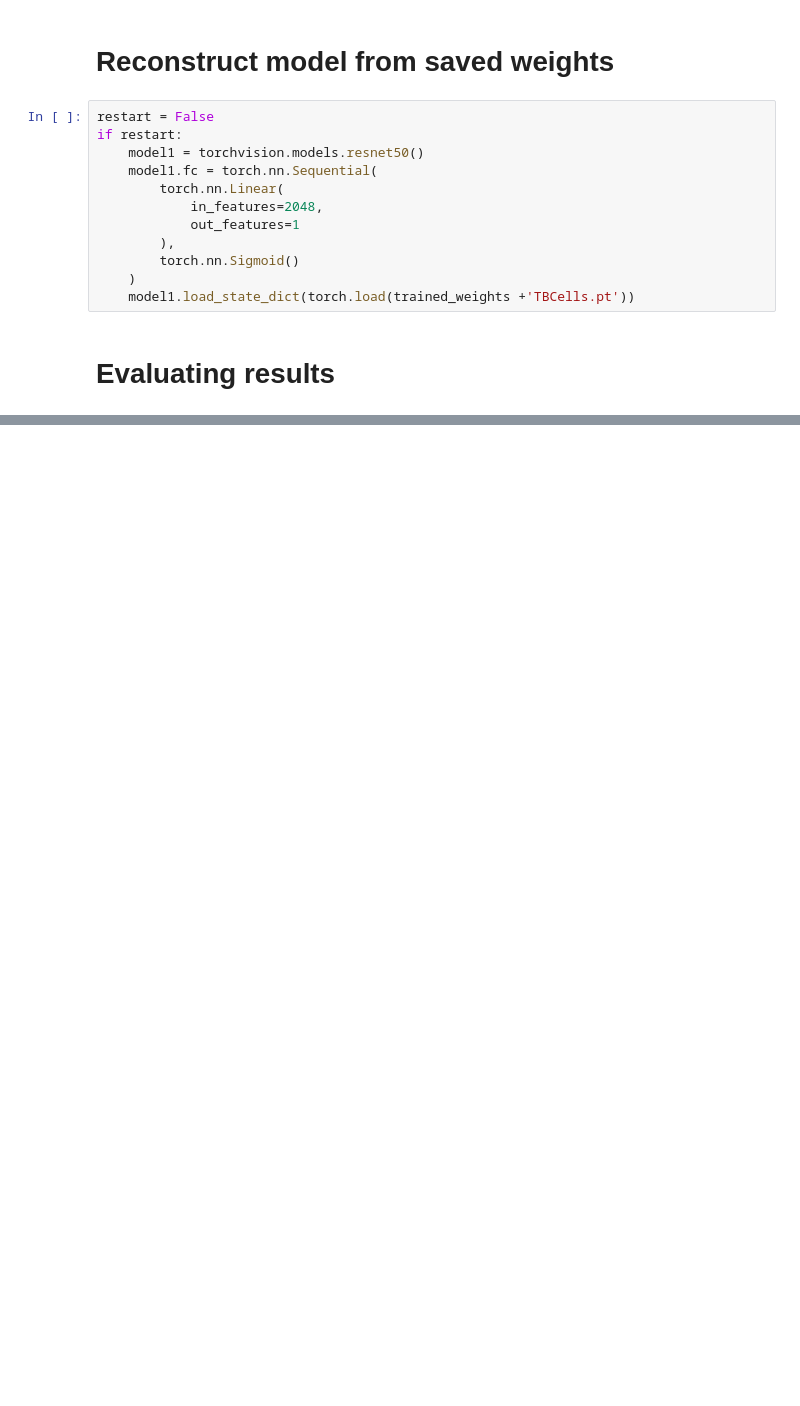
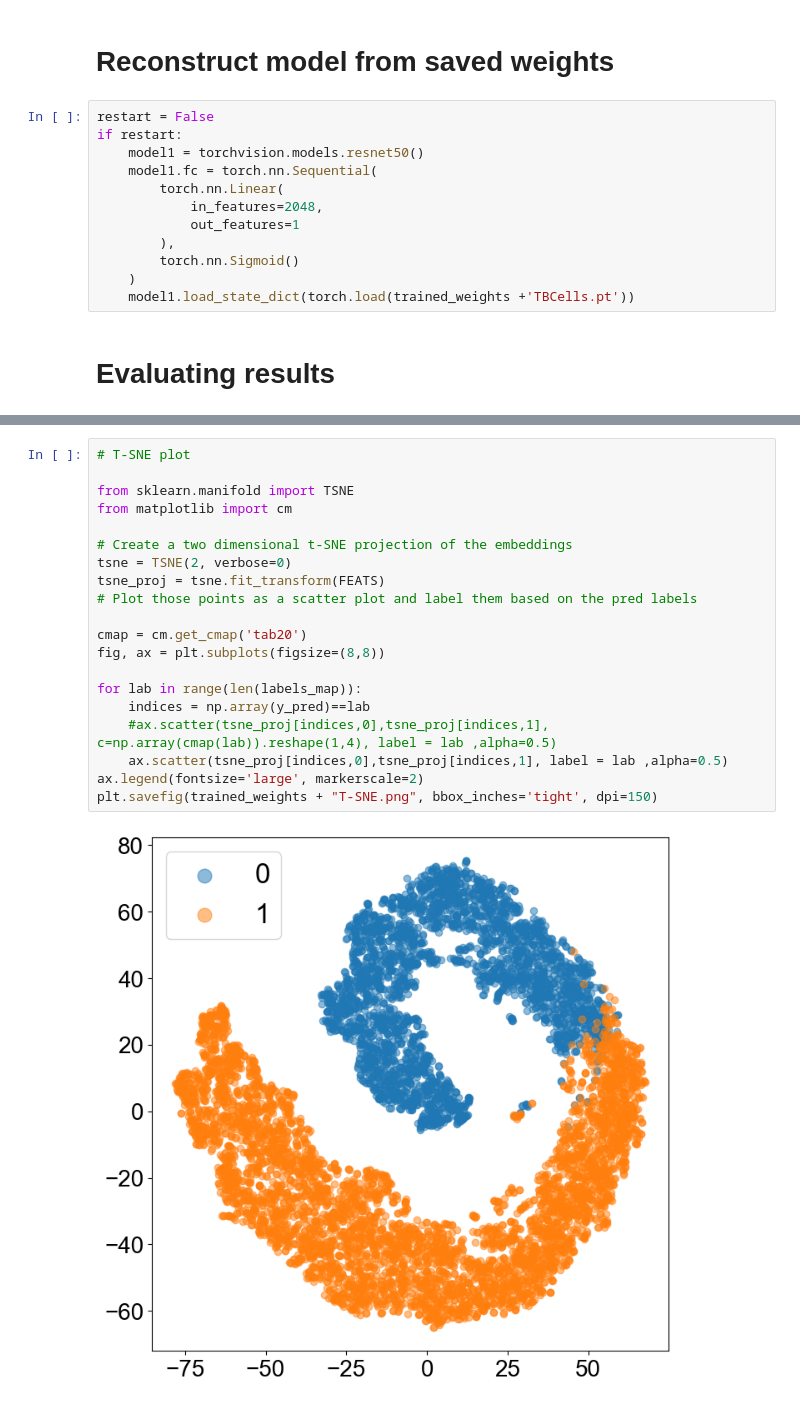
Before and after one commit to Khayrulbuet13/HSC_ML, a Jupyter notebook: src/CNN/test.ipynb, the cells around one changed output, grey strips where cells are left out. Drawn from its saved outputs; the diff is of its cells as text; blank space fills up the shorter version.

```diff
--- a/src/CNN/test.ipynb
+++ b/src/CNN/test.ipynb
@@ -336,3 +358,25 @@ plt.savefig(trained_weights + "classification_report.png", bbox_inches='tight',
+# %%
+# T-SNE plot
+
+from sklearn.manifold import TSNE
+from matplotlib import cm
+
+# Create a two dimensional t-SNE projection of the embeddings
+tsne = TSNE(2, verbose=0)
+tsne_proj = tsne.fit_transform(FEATS)
+# Plot those points as a scatter plot and label them based on the pred labels
+
+cmap = cm.get_cmap('tab20')
+fig, ax = plt.subplots(figsize=(8,8))
+
+for lab in range(len(labels_map)):
+    indices = np.array(y_pred)==lab
+    #ax.scatter(tsne_proj[indices,0],tsne_proj[indices,1], c=np.array(cmap(lab)).reshape(1,4), label = lab ,alpha=0.5)
+    ax.scatter(tsne_proj[indices,0],tsne_proj[indices,1], label = lab ,alpha=0.5)
+ax.legend(fontsize='large', markerscale=2)
+plt.savefig(trained_weights + "T-SNE.png", bbox_inches='tight', dpi=150)
+# %% [output]
+[figure, added]
 # %%
 #pip install keyboard
 #import keyboard
```
Also changed, not shown: parts of 11 cells of this notebook, 1 other file.
